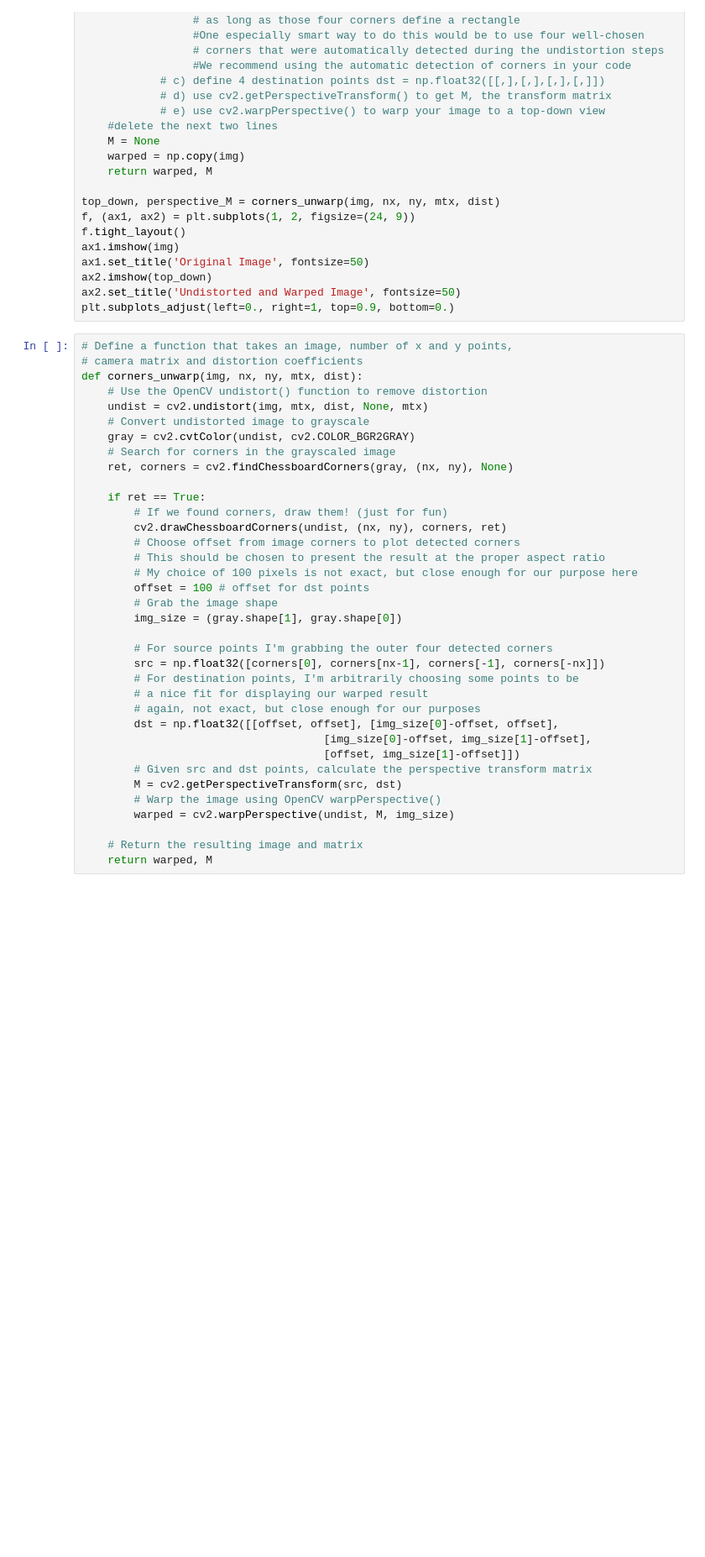
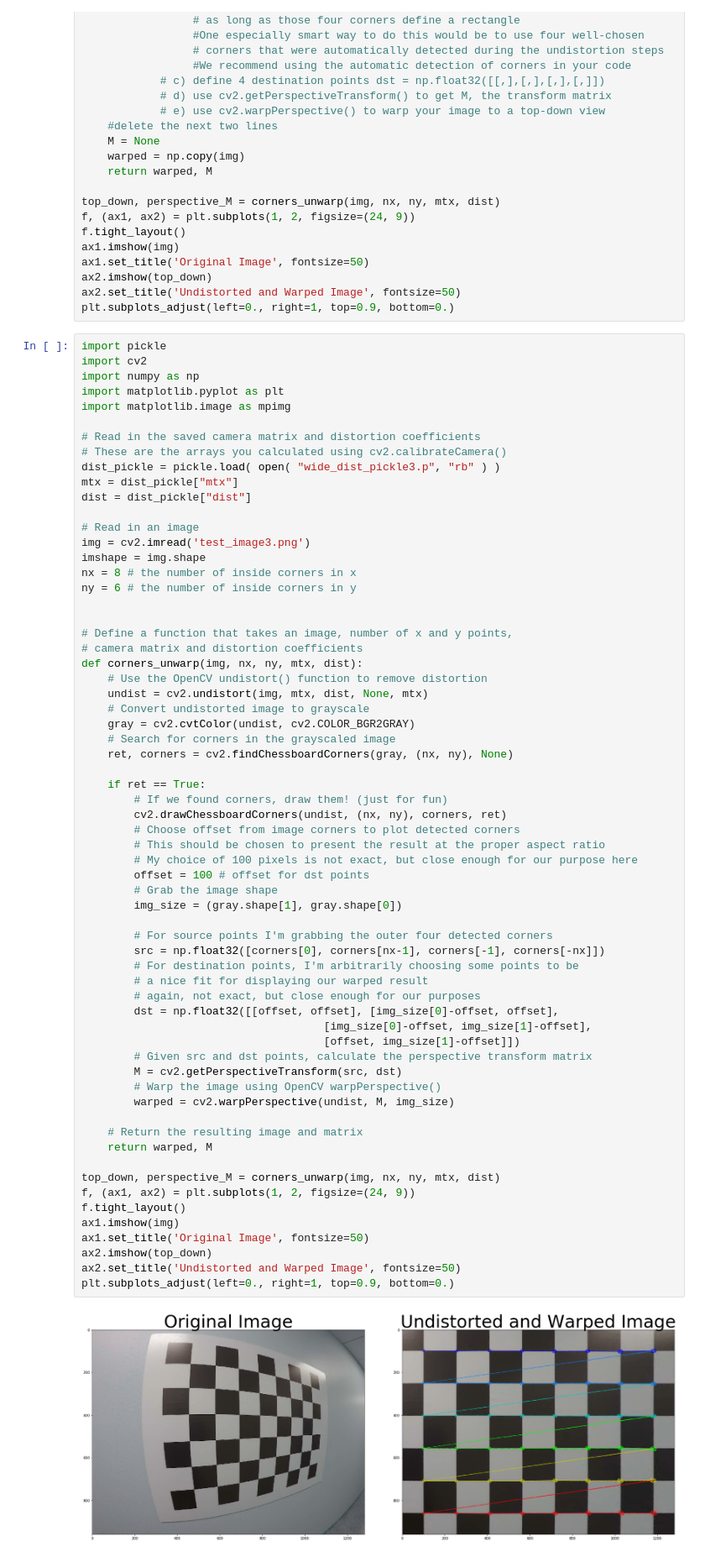
Before and after one commit to demigecko/CarND-Advanced-Lane-Lines, a Jupyter notebook: Segments/3-Undistort and Transform.ipynb, the cells around one changed output. Shown: that part at 84% size. Cells and saved outputs as stored; diff of their text form; blank space fills up the shorter version.

```diff
--- a/Segments/3-Undistort and Transform.ipynb
+++ b/Segments/3-Undistort and Transform.ipynb
@@ -109,6 +109,25 @@ ax2.imshow(top_down)
 ax2.set_title('Undistorted and Warped Image', fontsize=50)
 plt.subplots_adjust(left=0., right=1, top=0.9, bottom=0.)
 # %%
+import pickle
+import cv2
+import numpy as np
+import matplotlib.pyplot as plt
+import matplotlib.image as mpimg
+
+# Read in the saved camera matrix and distortion coefficients
+# These are the arrays you calculated using cv2.calibrateCamera()
+dist_pickle = pickle.load( open( "wide_dist_pickle3.p", "rb" ) )
+mtx = dist_pickle["mtx"]
+dist = dist_pickle["dist"]
+
+# Read in an image
+img = cv2.imread('test_image3.png')
+imshape = img.shape
+nx = 8 # the number of inside corners in x
+ny = 6 # the number of inside corners in y
+
+
 # Define a function that takes an image, number of x and y points,
 # camera matrix and distortion coefficients
 def corners_unwarp(img, nx, ny, mtx, dist):
@@ -117,30 +136,41 @@ def corners_unwarp(img, nx, ny, mtx, dist):
     # Convert undistorted image to grayscale
     gray = cv2.cvtColor(undist, cv2.COLOR_BGR2GRAY)
     # Search for corners in the grayscaled image
     ret, corners = cv2.findChessboardCorners(gray, (nx, ny), None)
 
     if ret == True:
         # If we found corners, draw them! (just for fun)
         cv2.drawChessboardCorners(undist, (nx, ny), corners, ret)
         # Choose offset from image corners to plot detected corners
         # This should be chosen to present the result at the proper aspect ratio
         # My choice of 100 pixels is not exact, but close enough for our purpose here
         offset = 100 # offset for dst points
         # Grab the image shape
         img_size = (gray.shape[1], gray.shape[0])
 
         # For source points I'm grabbing the outer four detected corners
         src = np.float32([corners[0], corners[nx-1], corners[-1], corners[-nx]])
         # For destination points, I'm arbitrarily choosing some points to be
         # a nice fit for displaying our warped result
         # again, not exact, but close enough for our purposes
         dst = np.float32([[offset, offset], [img_size[0]-offset, offset],
                                      [img_size[0]-offset, img_size[1]-offset],
                                      [offset, img_size[1]-offset]])
         # Given src and dst points, calculate the perspective transform matrix
         M = cv2.getPerspectiveTransform(src, dst)
         # Warp the image using OpenCV warpPerspective()
         warped = cv2.warpPerspective(undist, M, img_size)
 
     # Return the resulting image and matrix
     return warped, M
+
+top_down, perspective_M = corners_unwarp(img, nx, ny, mtx, dist)
+f, (ax1, ax2) = plt.subplots(1, 2, figsize=(24, 9))
+f.tight_layout()
+ax1.imshow(img)
+ax1.set_title('Original Image', fontsize=50)
+ax2.imshow(top_down)
+ax2.set_title('Undistorted and Warped Image', fontsize=50)
+plt.subplots_adjust(left=0., right=1, top=0.9, bottom=0.)
+# %% [output]
+[figure, added]
```
